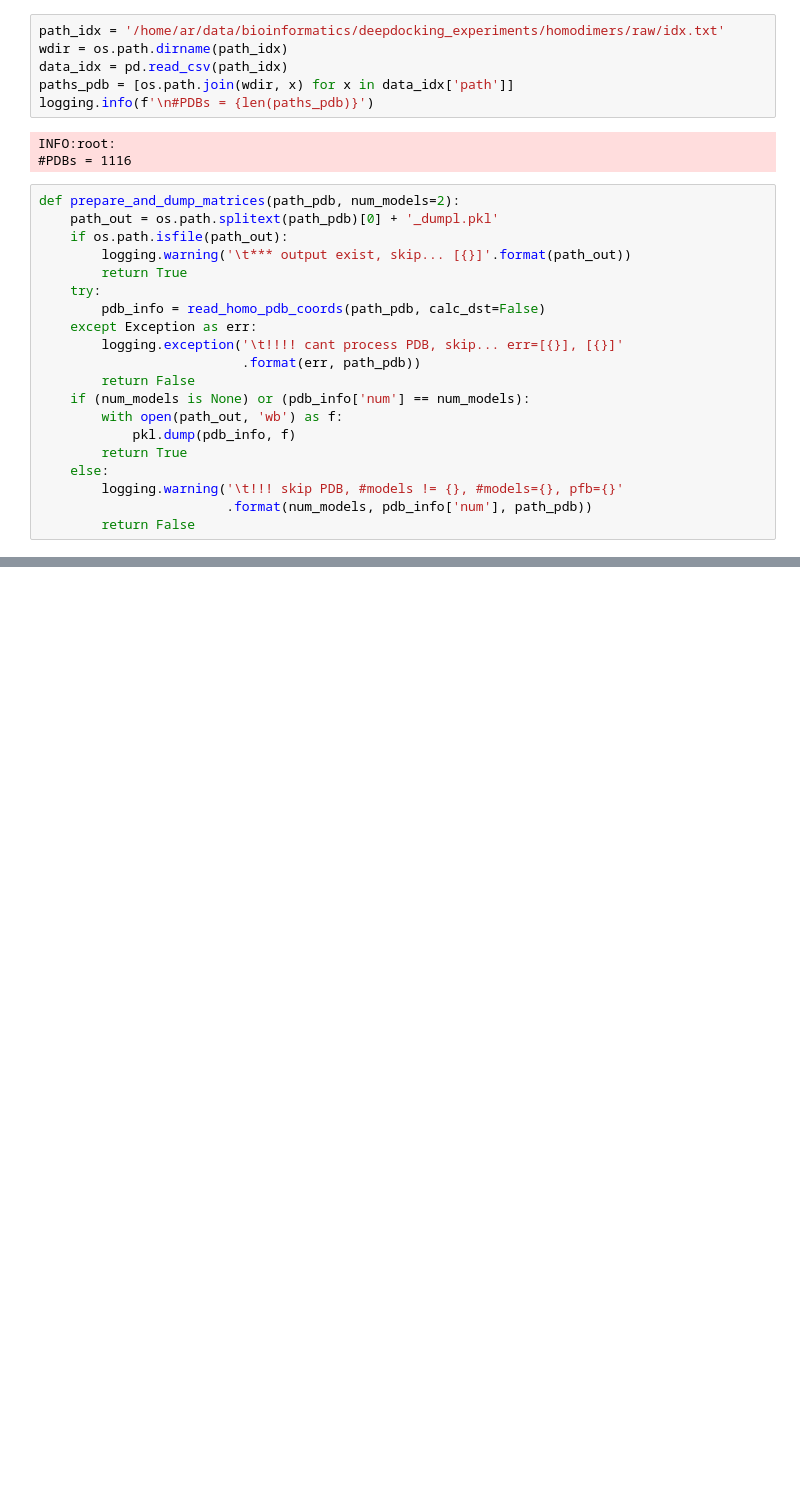
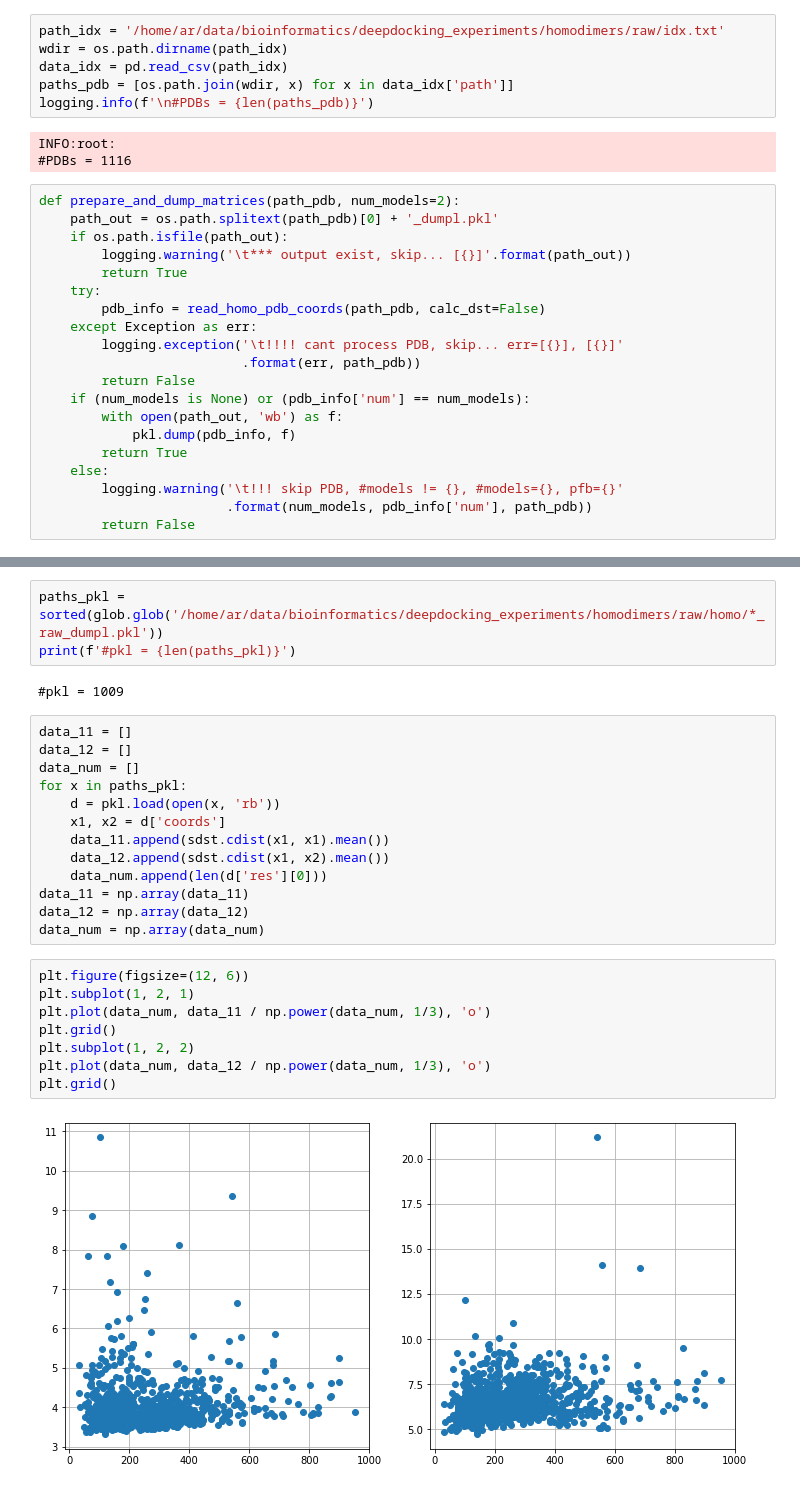
Before and after one commit to gakarak/bioproteins_dl, a Jupyter notebook: src_unsorted/deep_docking_homo/helpers/preproc_db_homo_complexes.ipynb, the cells around one changed output, grey strips where cells are left out. Drawn from its saved outputs; the diff is of its cells as text; blank space fills up the shorter version.

```diff
--- a/src_unsorted/deep_docking_homo/helpers/preproc_db_homo_complexes.ipynb
+++ b/src_unsorted/deep_docking_homo/helpers/preproc_db_homo_complexes.ipynb
@@ -67,3 +69,31 @@ WARNING:root:   *** output exist, skip... [/home/ar/data/bioinformatics/deepdock
     raise ValueError('all input arrays must have the same shape')
 ValueError: all input arrays must have the same shape
 INFO:root:              ... done, dt ~ 40.27 (s), speed=27.72 (samples/s) [unnamed-task]
+# %%
+paths_pkl = sorted(glob.glob('/home/ar/data/bioinformatics/deepdocking_experiments/homodimers/raw/homo/*_raw_dumpl.pkl'))
+print(f'#pkl = {len(paths_pkl)}')
+# %% [output]
+#pkl = 1009
+# %%
+data_11 = []
+data_12 = []
+data_num = []
+for x in paths_pkl:
+    d = pkl.load(open(x, 'rb'))
+    x1, x2 = d['coords']
+    data_11.append(sdst.cdist(x1, x1).mean())
+    data_12.append(sdst.cdist(x1, x2).mean())
+    data_num.append(len(d['res'][0]))
+data_11 = np.array(data_11)
+data_12 = np.array(data_12)
+data_num = np.array(data_num)
+# %%
+plt.figure(figsize=(12, 6))
+plt.subplot(1, 2, 1)
+plt.plot(data_num, data_11 / np.power(data_num, 1/3), 'o')
+plt.grid()
+plt.subplot(1, 2, 2)
+plt.plot(data_num, data_12 / np.power(data_num, 1/3), 'o')
+plt.grid()
+# %% [output]
+[figure, added]
```
Also changed, not shown: parts of 3 cells of this notebook.
